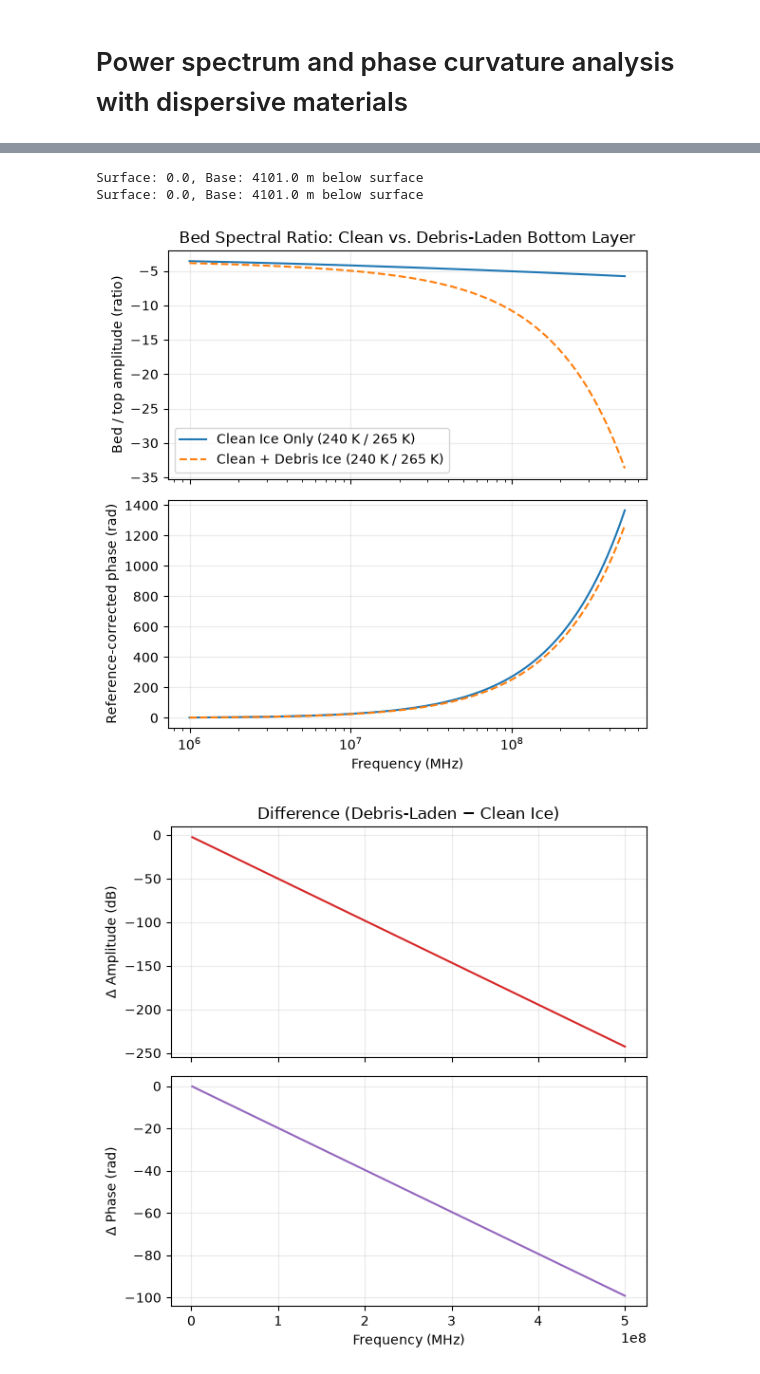
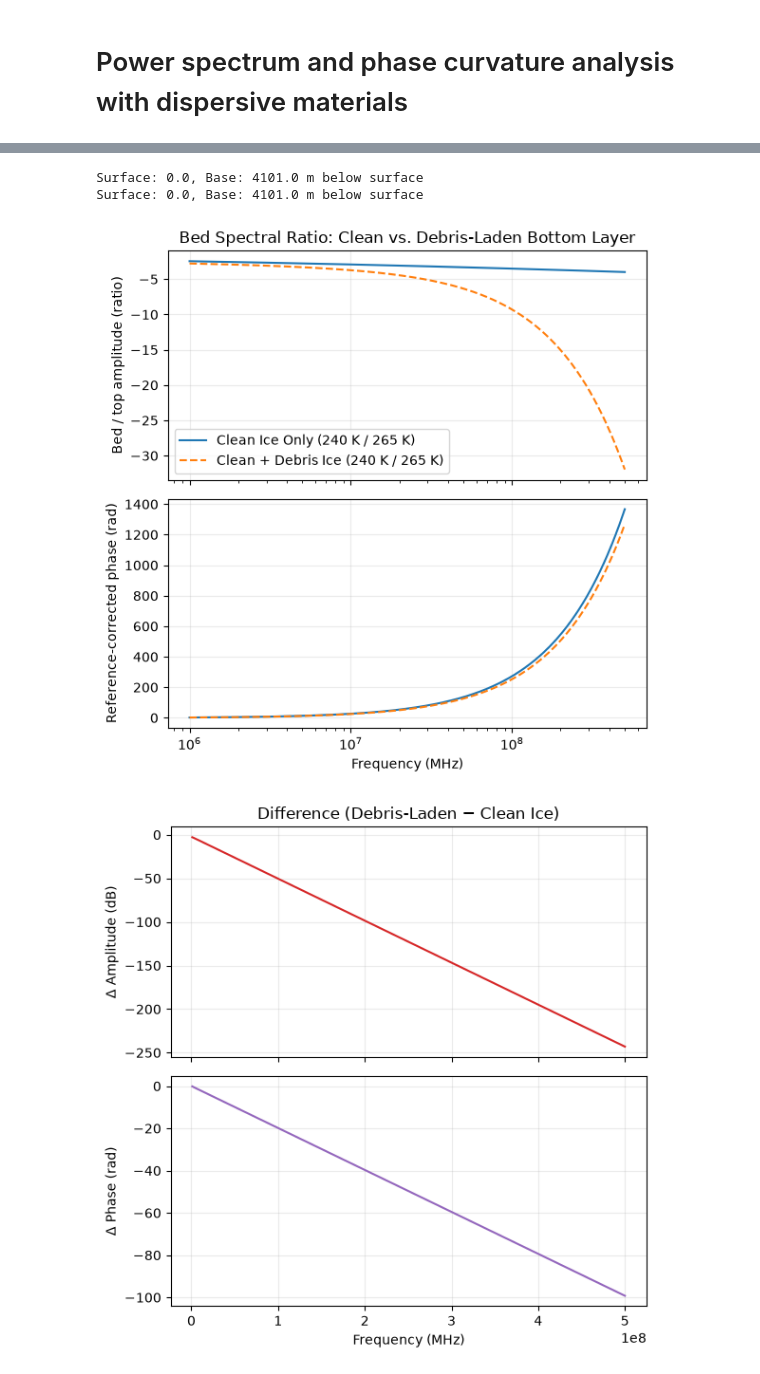
Before and after one commit to alastairyang/spectral-response, a Jupyter notebook: notebook/spectral-ratio.ipynb, the cells around one changed output, grey strips where cells are left out. Cells and saved outputs as stored; diff of their text form; code cells hidden in the pictures.

```diff
--- a/notebook/spectral-ratio.ipynb
+++ b/notebook/spectral-ratio.ipynb
@@ -280,8 +308,10 @@ print(np.abs(col_debris.reflection_coefficient(omega)))
 # %%
 
 # --- 1. Shared Parameters ---
-T_top = 240.0  # [K] colder top layer
-T_bot = 265.0  # [K] warmer bottom layer
+# T_top = 240.0  # [K] colder top layer
+# T_bot = 265.0  # [K] warmer bottom layer
+T_top = 240
+T_bot = T_top # homogenous temperature experiment
 
 H_air = 1.0
 H = 2e3        # [m] top layer thickness
@@ -292,7 +322,7 @@ h = 100.0      # [m] bottom layer thickness
 ice_eps_infty = 3.15
 ice_delta_eps = [75.0 - ice_eps_infty, 100.0 - ice_eps_infty]
 ice_alpha = [0.05, 0.1]
-ice_sigma_s = 1e-30
+ice_sigma_s = 1e-9
 sigma = ice_sigma_s
 
 # --- 2. Temperature-Dependent Clean Ice Models (Cole-Cole) ---
@@ -376,34 +406,34 @@ ax1[1].set_xlabel("Frequency (MHz)")
 for a in ax1:
     a.grid(alpha=0.25)
 
 fig1.tight_layout()
 plt.savefig("../fig/spectral_ratio_comparison.png")
 plt.show()
 
 # --- 7. Plot 2: Difference (Debris-Laden minus Clean Ice) ---
 diff_amp_db = spec_debris["amplitude_db"] - spec_clean["amplitude_db"]
 diff_phase_rad = spec_debris["phase_corrected_rad"] - spec_clean["phase_corrected_rad"]
 
 fig2, ax2 = plt.subplots(2, 1, sharex=True, figsize=(6, 6))
 
 ax2[0].plot(f_mhz, diff_amp_db, color="tab:red")
 ax2[0].set_ylabel(r"$\Delta$ Amplitude (dB)")
 ax2[0].set_title("Difference (Debris-Laden − Clean Ice)")
 
 ax2[1].plot(f_mhz, diff_phase_rad, color="tab:purple")
 ax2[1].set_ylabel(r"$\Delta$ Phase (rad)")
 ax2[1].set_xlabel("Frequency (MHz)")
 
 for a in ax2:
     a.grid(alpha=0.25)
 
 fig2.tight_layout()
 plt.savefig("../fig/spectral_ratio_difference.png")
 plt.show()
 # %% [output]
 Surface: 0.0, Base: 4101.0 m below surface
 Surface: 0.0, Base: 4101.0 m below surface
-[figure, old version]
+[figure, new version]
 [figure]
 # %%
 from src.SpectralRatioApprox import SpectralRatioApprox
```
Also changed, not shown: parts of 8 cells of this notebook, 10 other files.
